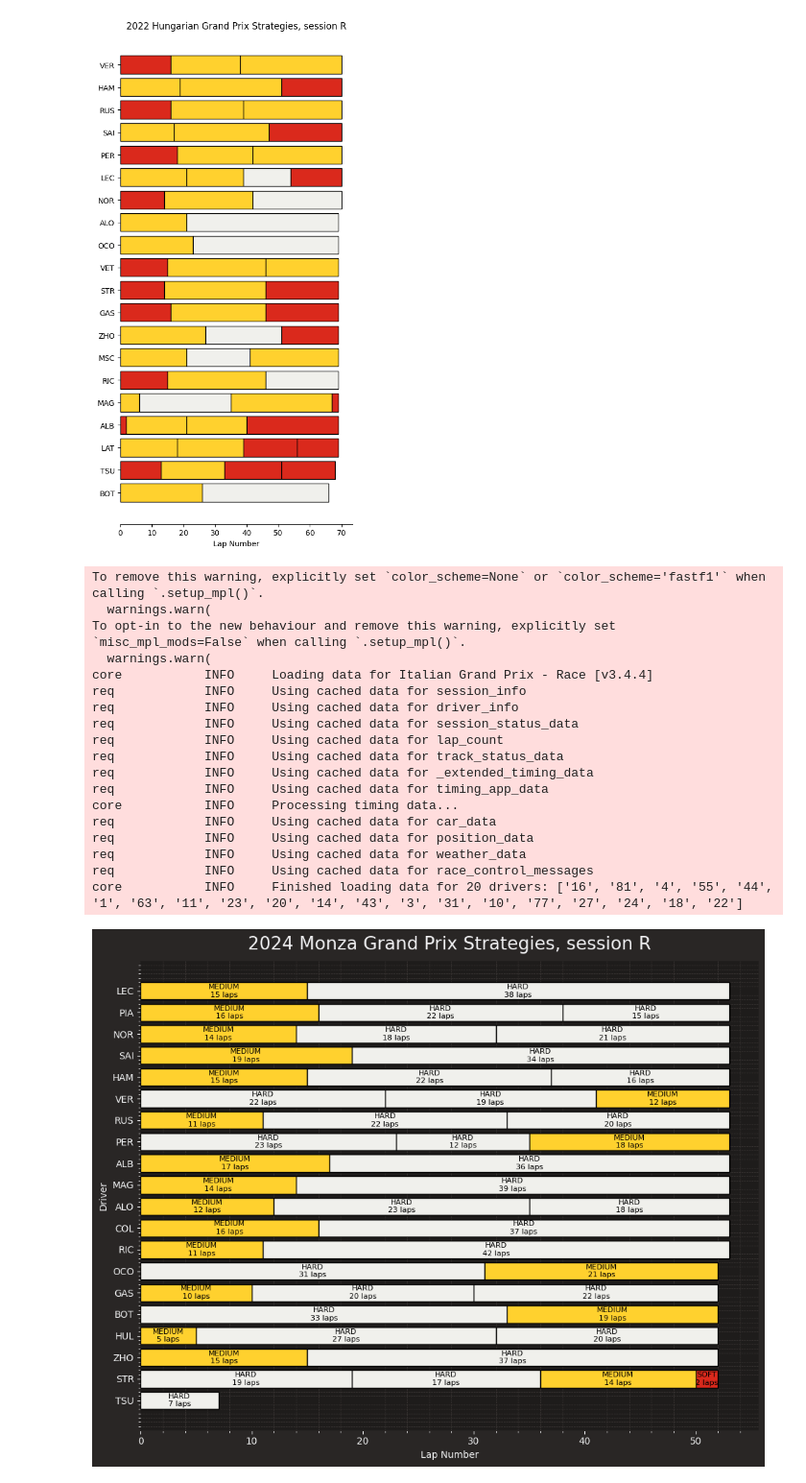
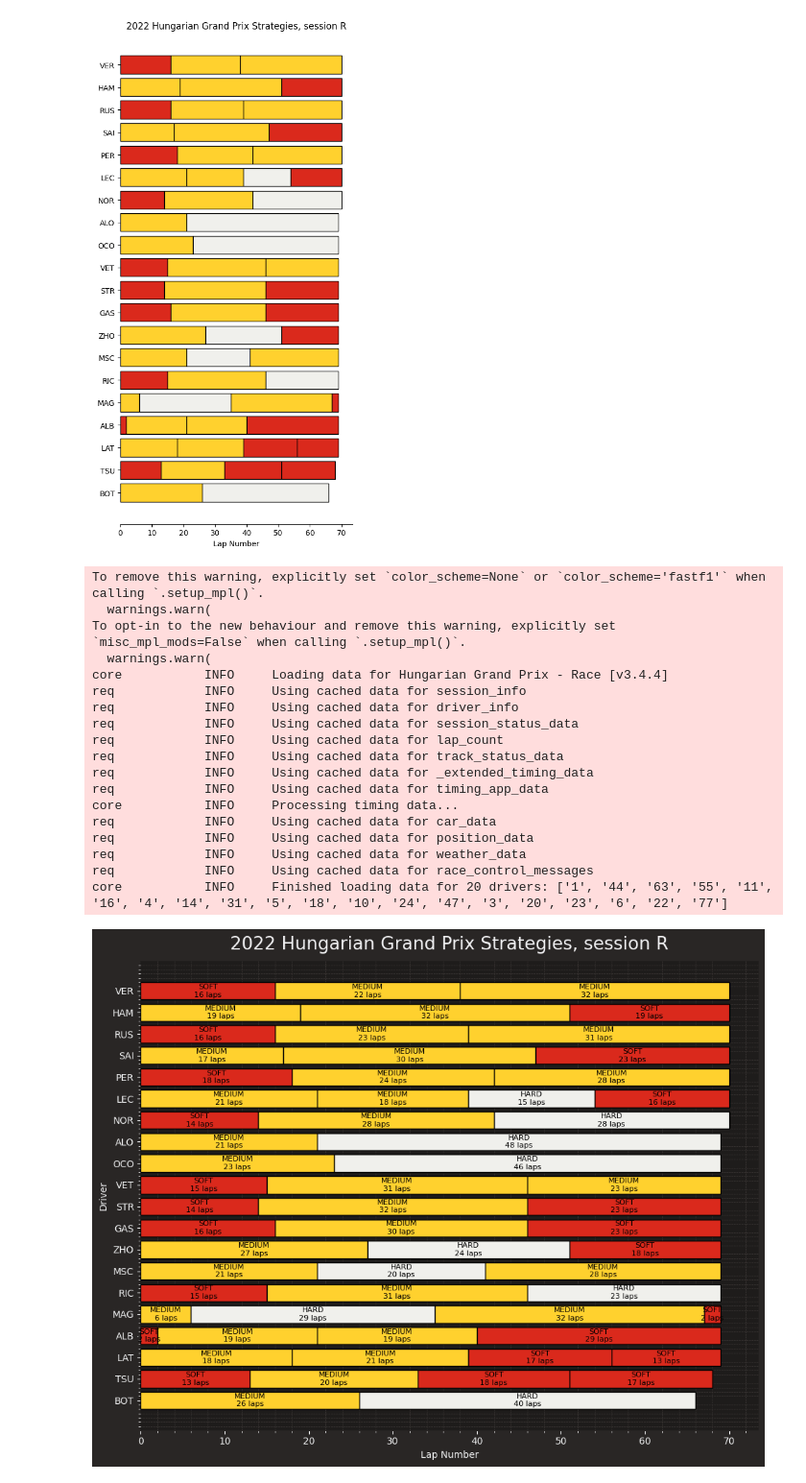
Before and after one commit to Vladinsky/fasftF1, a Jupyter notebook: strategie_per_gara.ipynb, the cells around one changed output. Shown: that part at 96% size. Drawn from its saved outputs; the diff is of its cells as text; code cells hidden in the pictures.

```diff
--- a/strategie_per_gara.ipynb
+++ b/strategie_per_gara.ipynb
@@ -97,104 +97,106 @@ from matplotlib import pyplot as plt
 import fastf1
 import fastf1.plotting
 
-# Enable cache (optional)
+# Enable cache to speed up data loading (optional)
 # fastf1.Cache.enable_cache('cache')
 
-# Set up FastF1 and Matplotlib
+# Set up FastF1 and Matplotlib for better-looking plots
 fastf1.plotting.setup_mpl()
 
-# Define the session details
-year = 2024
-gran_prix = "Monza"
+# Define the race details
+year = 2022
+gran_prix = "Hungarian"
 sessionG = 'R'  # Race session
 
-# Load the session data
+# Load the session data (race, qualifying, etc.)
 session = fastf1.get_session(year, gran_prix, sessionG)
-session.load()
+session.load()  # Load all the data for this session
 
-# Get all laps
+# Get all the laps from the session
 laps = session.laps
 
-# Get the list of drivers and their abbreviations
+# Get the list of drivers and their abbreviations (e.g., "HAM" for Lewis Hamilton)
 drivers = session.drivers
 drivers = [session.get_driver(driver)["Abbreviation"] for driver in drivers]
 
-# Prepare stint data
+# Prepare stint data: group laps by driver, stint number, and tire compound
 stints = laps[["Driver", "Stint", "Compound", "LapNumber"]]
 stints = stints.groupby(["Driver", "Stint", "Compound"]).count().reset_index()
-stints = stints.rename(columns={"LapNumber": "StintLength"})
+stints = stints.rename(columns={"LapNumber": "StintLength"})  # Rename the column to "StintLength"
 
 # Create the plot
-fig, ax = plt.subplots(figsize=(10, 8))
+fig, ax = plt.subplots(figsize=(10, 8))  # Set the size of the plot
 
 # Plot stints for each driver
 for driver in drivers:
+    # Get all stints for the current driver
     driver_stints = stints.loc[stints["Driver"] == driver]
 
-    previous_stint_end = 0
+    previous_stint_end = 0  # Track where the previous stint ended
     for idx, row in driver_stints.iterrows():
-        # Get the compound color
+        # Get the color for the tire compound (e.g., red for SOFT, yellow for MEDIUM)
         compound_color = fastf1.plotting.get_compound_color(row["Compound"], session=session)
 
         # Plot the stint as a horizontal bar
         plt.barh(
-            y=driver,
-            width=row["StintLength"],
-            left=previous_stint_end,
-            color=compound_color,
-            edgecolor="black",
-            fill=True
+            y=driver,  # Driver name on the y-axis
+            width=row["StintLength"],  # Length of the stint (number of laps)
+            left=previous_stint_end,  # Where the bar starts on the x-axis
+            color=compound_color,  # Color of the bar (based on tire compound)
+            edgecolor="black",  # Black border around the bar
+            fill=True  # Fill the bar with color
         )
 
-        # Add text annotation for the compound and stint length
+        # Add text inside the bar to show the tire compound and stint length
         ax.text(
             x=previous_stint_end + row["StintLength"] / 2,  # Position the text in the middle of the bar
-            y=driver,
-            s=f"{row['Compound']}\n{row['StintLength']} laps",  # Compound name and stint length
+            y=driver,  # Driver name on the y-axis
+            s=f"{row['Compound']}\n{row['StintLength']} laps",  # Text to display (e.g., "SOFT\n15 laps")
             ha='center',  # Center the text horizontally
             va='center',  # Center the text vertically
-            color='black' if compound_color != 'yellow' else 'black',  # Ensure text is readable
-            fontsize=8
+            color='black' if compound_color != 'yellow' else 'black',  # Text color (black for readability)
+            fontsize=8  # Font size of the text
         )
 
+        # Update the starting point for the next stint
         previous_stint_end += row["StintLength"]
 
 # Customize the plot
-plt.title(f"{year} {gran_prix} Grand Prix Strategies, session {sessionG}")
-plt.xlabel("Lap Number")
-plt.ylabel("Driver")
-plt.grid(False)
+plt.title(f"{year} {gran_prix} Grand Prix Strategies, session {sessionG}")  # Add a title
+plt.xlabel("Lap Number")  # Label for the x-axis
+plt.ylabel("Driver")  # Label for the y-axis
+plt.grid(False)  # Turn off the grid
 
-# Invert the y-axis so drivers that finish higher are closer to the top
+# Invert the y-axis so the driver who finished first is at the top
 ax.invert_yaxis()
 
-# Remove unnecessary spines
+# Remove unnecessary borders (spines) around the plot
 ax.spines['top'].set_visible(False)
 ax.spines['right'].set_visible(False)
 ax.spines['left'].set_visible(False)
 
-# Adjust layout
+# Adjust the layout to make everything fit nicely
 plt.tight_layout()
 
 # Show the plot
 plt.show()
 # %% [output]
 To remove this warning, explicitly set `color_scheme=None` or `color_scheme='fastf1'` when calling `.setup_mpl()`.
   warnings.warn(
 To opt-in to the new behaviour and remove this warning, explicitly set `misc_mpl_mods=False` when calling `.setup_mpl()`.
   warnings.warn(
-core           INFO     Loading data for Italian Grand Prix - Race [v3.4.4]
+core           INFO     Loading data for Hungarian Grand Prix - Race [v3.4.4]
 req            INFO     Using cached data for session_info
 req            INFO     Using cached data for driver_info
 req            INFO     Using cached data for session_status_data
 req            INFO     Using cached data for lap_count
 req            INFO     Using cached data for track_status_data
 req            INFO     Using cached data for _extended_timing_data
 req            INFO     Using cached data for timing_app_data
 core           INFO     Processing timing data...
 req            INFO     Using cached data for car_data
 req            INFO     Using cached data for position_data
 req            INFO     Using cached data for weather_data
 req            INFO     Using cached data for race_control_messages
-core           INFO     Finished loading data for 20 drivers: ['16', '81', '4', '55', '44', '1', '63', '11', '23', '20', '14', '43', '3', '31', '10', '77', '27', '24', '18', '22']
+core           INFO     Finished loading data for 20 drivers: ['1', '44', '63', '55', '11', '16', '4', '14', '31', '5', '18', '10', '24', '47', '3', '20', '23', '6', '22', '77']
-[figure, old version]
+[figure, new version]
```
